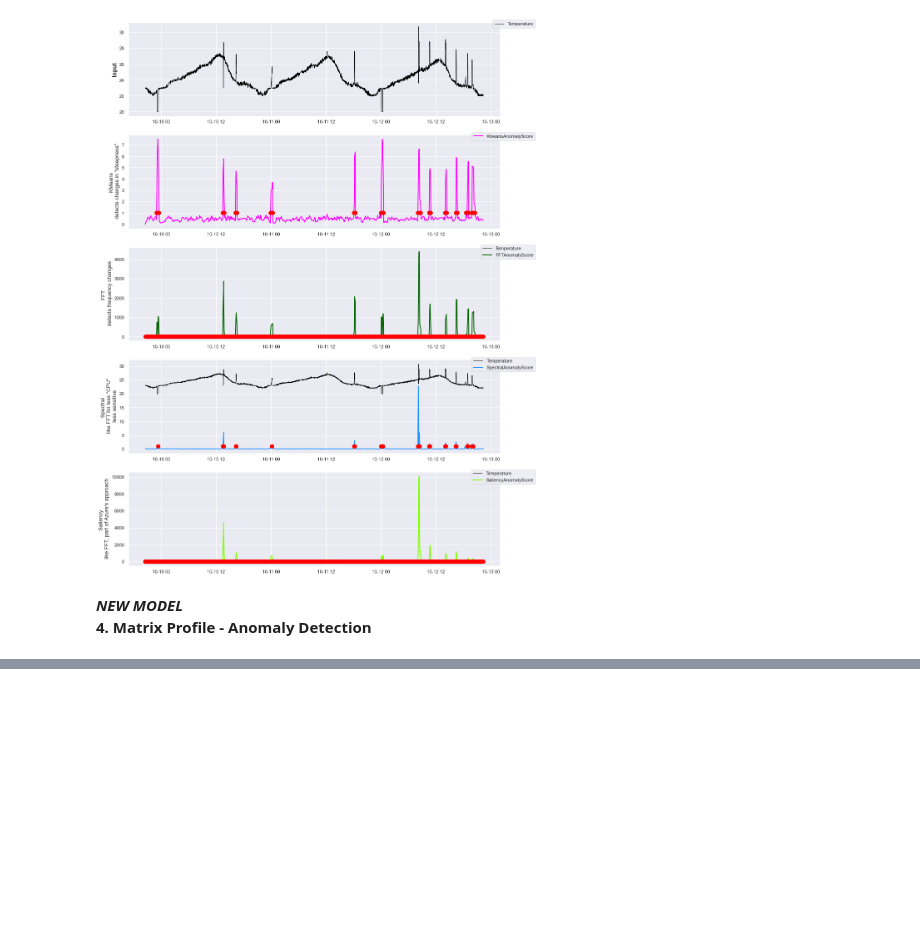
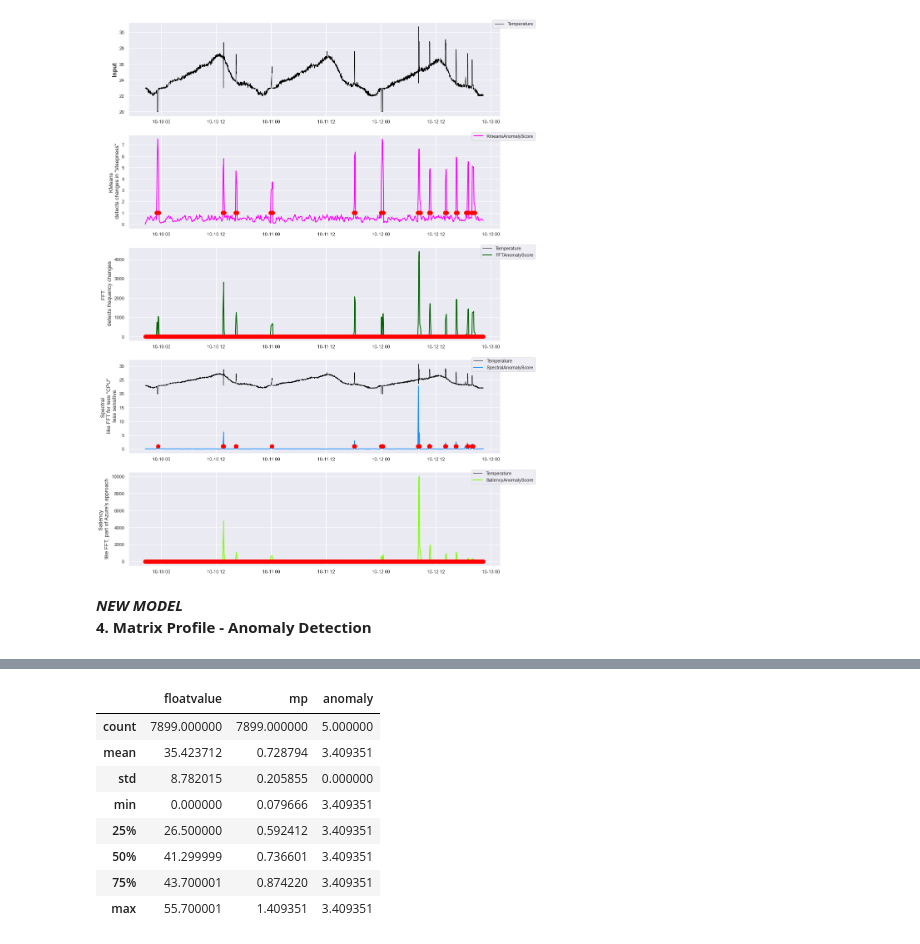
Before and after one commit to singhshraddha/ss-iotfunctions, a Jupyter notebook: notebooks/ComparingAnomalyModels.ipynb, the cells around one changed output, grey strips where cells are left out. Cells and saved outputs as stored; diff of their text form; code cells hidden in the pictures; blank space fills up the shorter version.

```diff
--- a/notebooks/ComparingAnomalyModels.ipynb
+++ b/notebooks/ComparingAnomalyModels.ipynb
@@ -128,0 +180,12 @@ df_ret = mp.plot_mp(threshold=15, columnsub=15, printdata=False, motif=False)
+# %%
+df_ret_norm.describe()
+# %% [output]
+|  | floatvalue | mp | anomaly |
+| count | 7899.000000 | 7899.000000 | 5.000000 |
+| mean | 35.423712 | 0.728794 | 3.409351 |
+| std | 8.782015 | 0.205855 | 0.000000 |
+| min | 0.000000 | 0.079666 | 3.409351 |
+| 25% | 26.500000 | 0.592412 | 3.409351 |
+| 50% | 41.299999 | 0.736601 | 3.409351 |
+| 75% | 43.700001 | 0.874220 | 3.409351 |
+| max | 55.700001 | 1.409351 | 3.409351 |
```
Also changed, not shown: parts of 9 cells of this notebook, 4 other files.
